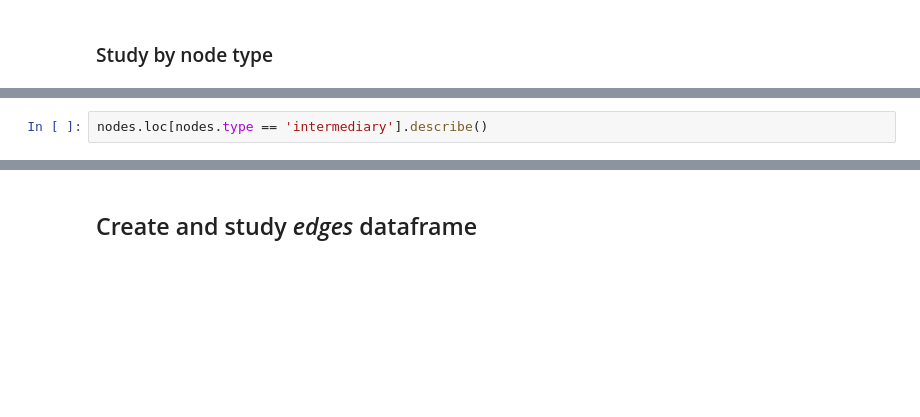
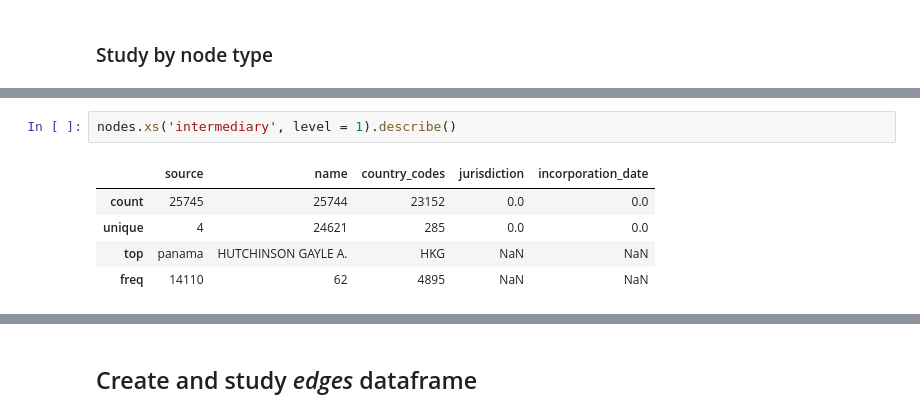
Before and after one commit to yymartin/ADA_Project_Cobra, a Jupyter notebook: Main.ipynb, the cells around one changed output, grey strips where cells are left out. Saved outputs shown, nothing was run; the diff lists cells and outputs as text; blank space fills up the shorter version.

```diff
--- a/Main.ipynb
+++ b/Main.ipynb
@@ -308,3 +430,9 @@ nodes.loc[nodes.type == 'officer'].describe()
 # %%
-nodes.loc[nodes.type == 'intermediary'].describe()
+nodes.xs('intermediary', level = 1).describe()
+# %% [output]
+|  | source | name | country_codes | jurisdiction | incorporation_date |
+| count | 25745 | 25744 | 23152 | 0.0 | 0.0 |
+| unique | 4 | 24621 | 285 | 0.0 | 0.0 |
+| top | panama | HUTCHINSON GAYLE A. | HKG | NaN | NaN |
+| freq | 14110 | 62 | 4895 | NaN | NaN |
 # %%
```
Also changed, not shown: parts of 44 cells of this notebook.
